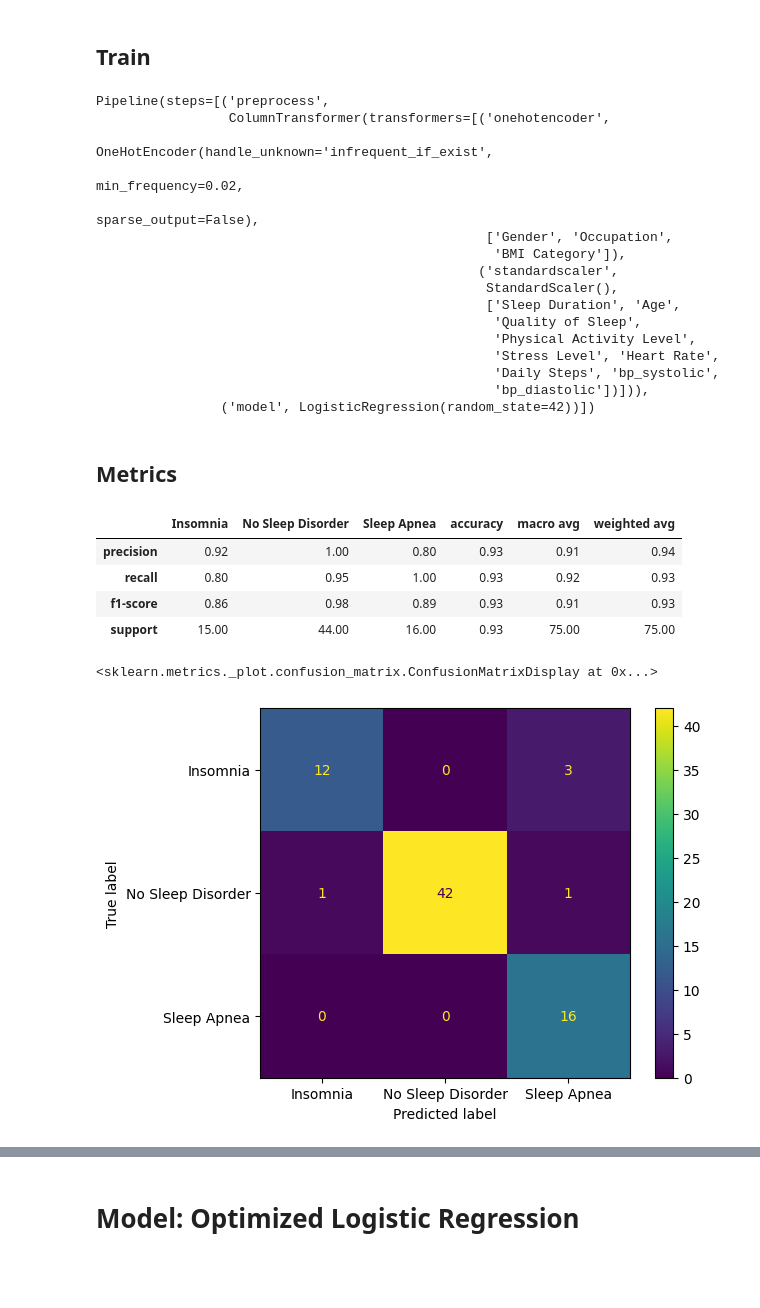
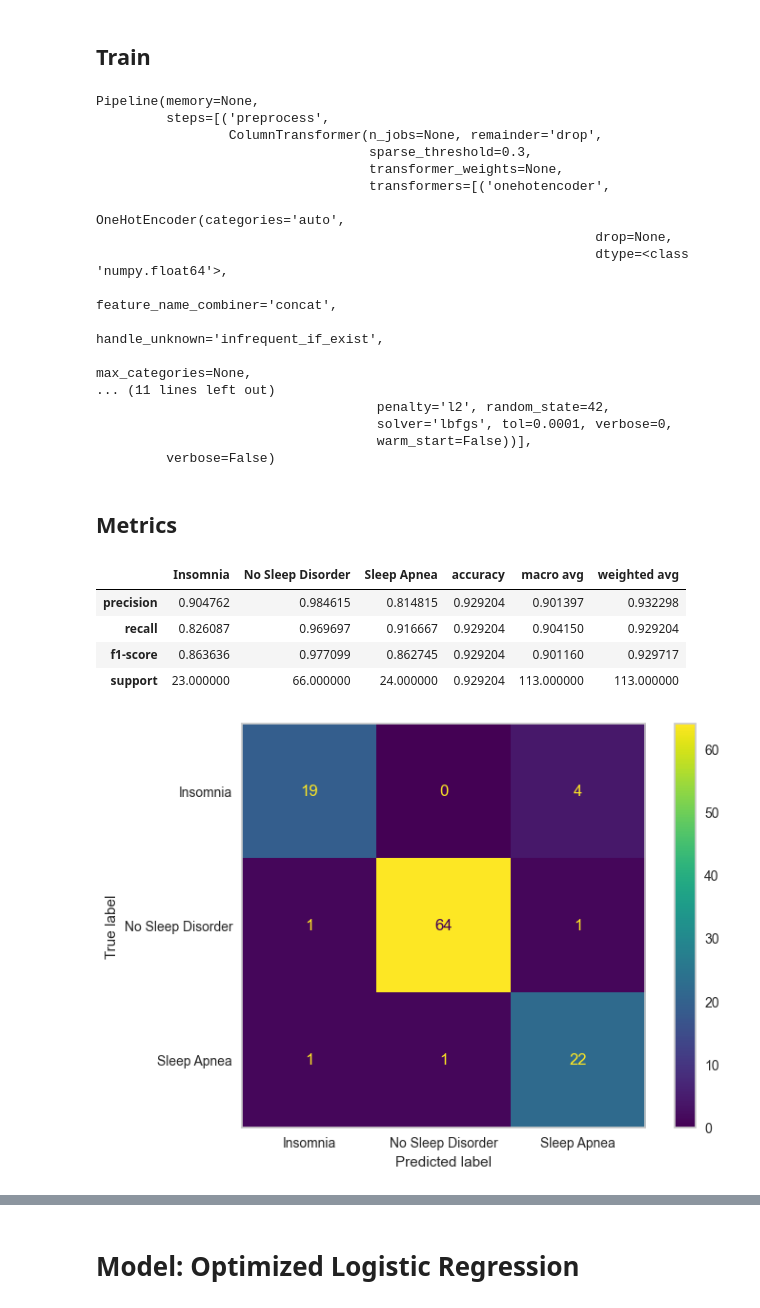
Before and after one commit to dbfranco07/AI221_ClassicalMachineLearning_MachineExercises, a Jupyter notebook: team_project.ipynb, the cells around one changed output, grey strips where cells are left out. Cells and saved outputs as stored; diff of their text form; code cells hidden in the pictures; blank space fills up the shorter version.

```diff
--- a/team_project.ipynb
+++ b/team_project.ipynb
@@ -164,7 +180,7 @@ Name: Sleep Disorder, dtype: object
 # %%
 X_train, X_test, y_train, y_test = train_test_split(
     X, y,
-    test_size=0.2,
+    test_size=0.3,
     stratify=y,
     random_state=42
 )
@@ -174,7 +192,7 @@ X_train, X_test, y_train, y_test = train_test_split(
 ## Train
 # %%
 object_col = [col for col in df.columns if df[col].dtype == 'object' and col != 'Sleep Disorder']
-int_col = [col for col in df.columns if df[col].dtype == 'int64']
+int_col = [col for col in df.columns if df[col].dtype == 'int64' or df[col].dtype == 'int32']
 float_col = [col for col in df.columns if df[col].dtype == 'float64']
 # %%
 preprocess = ColumnTransformer(
@@ -203,22 +221,23 @@ pipeline = Pipeline([
 
 pipeline.fit(X_train, y_train)
 # %% [output]
-Pipeline(steps=[('preprocess',
-                 ColumnTransformer(transformers=[('onehotencoder',
-                                                  OneHotEncoder(handle_unknown='infrequent_if_exist',
-                                                                min_frequency=0.02,
-                                                                sparse_output=False),
-                                                  ['Gender', 'Occupation',
-                                                   'BMI Category']),
-                                                 ('standardscaler',
-                                                  StandardScaler(),
-                                                  ['Sleep Duration', 'Age',
-                                                   'Quality of Sleep',
-                                                   'Physical Activity Level',
-                                                   'Stress Level', 'Heart Rate',
-                                                   'Daily Steps', 'bp_systolic',
-                                                   'bp_diastolic'])])),
-                ('model', LogisticRegression(random_state=42))])
+Pipeline(memory=None,
+         steps=[('preprocess',
+                 ColumnTransformer(n_jobs=None, remainder='drop',
+                                   sparse_threshold=0.3,
+                                   transformer_weights=None,
+                                   transformers=[('onehotencoder',
+                                                  OneHotEncoder(categories='auto',
+                                                                drop=None,
+                                                                dtype=<class 'numpy.float64'>,
+                                                                feature_name_combiner='concat',
+                                                                handle_unknown='infrequent_if_exist',
+                                                                max_categories=None,
+... (11 lines left out)
+                                    penalty='l2', random_state=42,
+                                    solver='lbfgs', tol=0.0001, verbose=0,
+                                    warm_start=False))],
+         verbose=False)
 # %% [markdown]
 ## Metrics
 # %%
@@ -231,12 +250,12 @@ pd.DataFrame(
 )
 # %% [output]
 |  | Insomnia | No Sleep Disorder | Sleep Apnea | accuracy | macro avg | weighted avg |
-| precision | 0.92 | 1.00 | 0.80 | 0.93 | 0.91 | 0.94 |
-| recall | 0.80 | 0.95 | 1.00 | 0.93 | 0.92 | 0.93 |
-| f1-score | 0.86 | 0.98 | 0.89 | 0.93 | 0.91 | 0.93 |
-| support | 15.00 | 44.00 | 16.00 | 0.93 | 75.00 | 75.00 |
+| precision | 0.904762 | 0.984615 | 0.814815 | 0.929204 | 0.901397 | 0.932298 |
+| recall | 0.826087 | 0.969697 | 0.916667 | 0.929204 | 0.904150 | 0.929204 |
+| f1-score | 0.863636 | 0.977099 | 0.862745 | 0.929204 | 0.901160 | 0.929717 |
+| support | 23.000000 | 66.000000 | 24.000000 | 0.929204 | 113.000000 | 113.000000 |
 # %%
 ConfusionMatrixDisplay.from_estimator(pipeline, X_test, y_test)
+plt.grid(visible=False);
 # %% [output]
-<sklearn.metrics._plot.confusion_matrix.ConfusionMatrixDisplay at 0x...>
-[figure, old version]
+[figure, new version]
```
Also changed, not shown: parts of 76 cells of this notebook, 8 other files.
